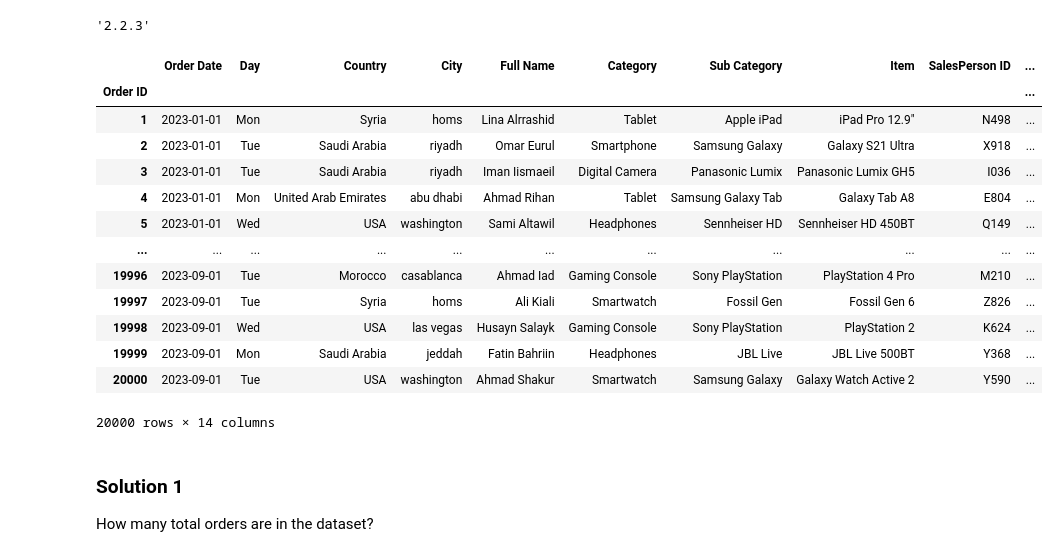
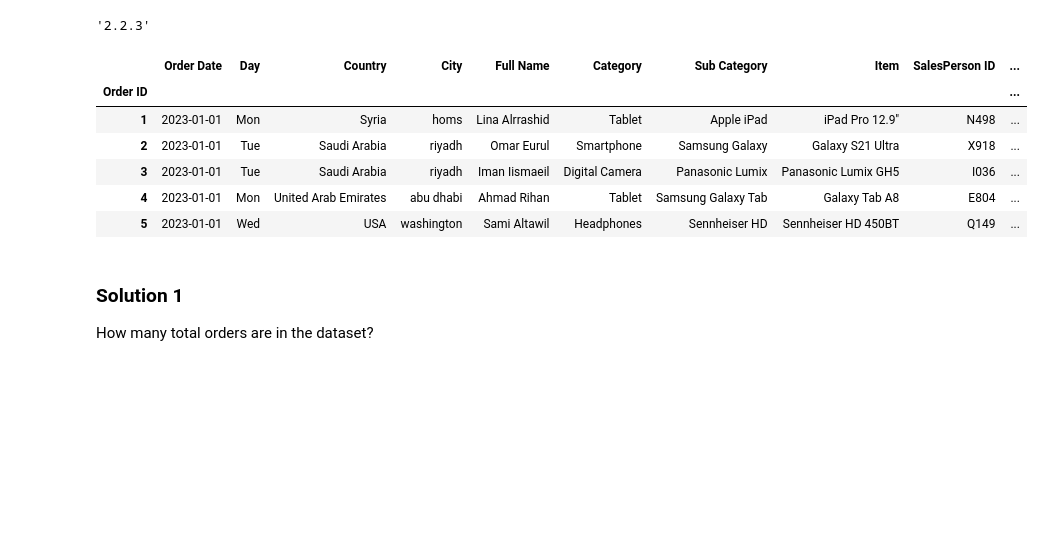
Before and after one commit to NooRMaseR/data_analysis_tutorial, a Jupyter notebook: ai_data_analysis_tests.ipynb, the cells around one changed output. Saved outputs shown, nothing was run; the diff lists cells and outputs as text; code cells hidden in the pictures; blank space fills up the shorter version.

```diff
--- a/ai_data_analysis_tests.ipynb
+++ b/ai_data_analysis_tests.ipynb
@@ -24,33 +24,26 @@ pd.__version__
 # %%
 df = pd.read_csv(
     "./data//Orders.csv",
     parse_dates=["Order Date"],
     date_format="%d/%m/%Y",
     index_col=0,
     dtype={
         "Quantity": 'int8',
         "Unit Price": 'int16',
         'Discount': 'float32',
         "Total Cost": 'float32'
     }
 )
 df.drop(columns=['Lat','Lng'], inplace=True)
-df
+df.head()
 # %% [output]
 |  | Order Date | Day | Country | City | Full Name | Category | Sub Category | Item | SalesPerson ID | ... |
 | Order ID |  |  |  |  |  |  |  |  |  | ... |
 | 1 | 2023-01-01 | Mon | Syria | homs | Lina Alrrashid | Tablet | Apple iPad | iPad Pro 12.9" | N498 | ... |
 | 2 | 2023-01-01 | Tue | Saudi Arabia | riyadh | Omar Eurul | Smartphone | Samsung Galaxy | Galaxy S21 Ultra | X918 | ... |
 | 3 | 2023-01-01 | Tue | Saudi Arabia | riyadh | Iman Iismaeil | Digital Camera | Panasonic Lumix | Panasonic Lumix GH5 | I036 | ... |
 | 4 | 2023-01-01 | Mon | United Arab Emirates | abu dhabi | Ahmad Rihan | Tablet | Samsung Galaxy Tab | Galaxy Tab A8 | E804 | ... |
 | 5 | 2023-01-01 | Wed | USA | washington | Sami Altawil | Headphones | Sennheiser HD | Sennheiser HD 450BT | Q149 | ... |
-| ... | ... | ... | ... | ... | ... | ... | ... | ... | ... | ... |
-| 19996 | 2023-09-01 | Tue | Morocco | casablanca | Ahmad Iad | Gaming Console | Sony PlayStation | PlayStation 4 Pro | M210 | ... |
-| 19997 | 2023-09-01 | Tue | Syria | homs | Ali Kiali | Smartwatch | Fossil Gen | Fossil Gen 6 | Z826 | ... |
-| 19998 | 2023-09-01 | Wed | USA | las vegas | Husayn Salayk | Gaming Console | Sony PlayStation | PlayStation 2 | K624 | ... |
-| 19999 | 2023-09-01 | Mon | Saudi Arabia | jeddah | Fatin Bahriin | Headphones | JBL Live | JBL Live 500BT | Y368 | ... |
-| 20000 | 2023-09-01 | Tue | USA | washington | Ahmad Shakur | Smartwatch | Samsung Galaxy | Galaxy Watch Active 2 | Y590 | ... |
-20000 rows × 14 columns
 # %% [markdown]
 ### Solution 1
 How many total orders are in the dataset?
```
Also changed, not shown: parts of 10 cells of this notebook, 3 other files.
